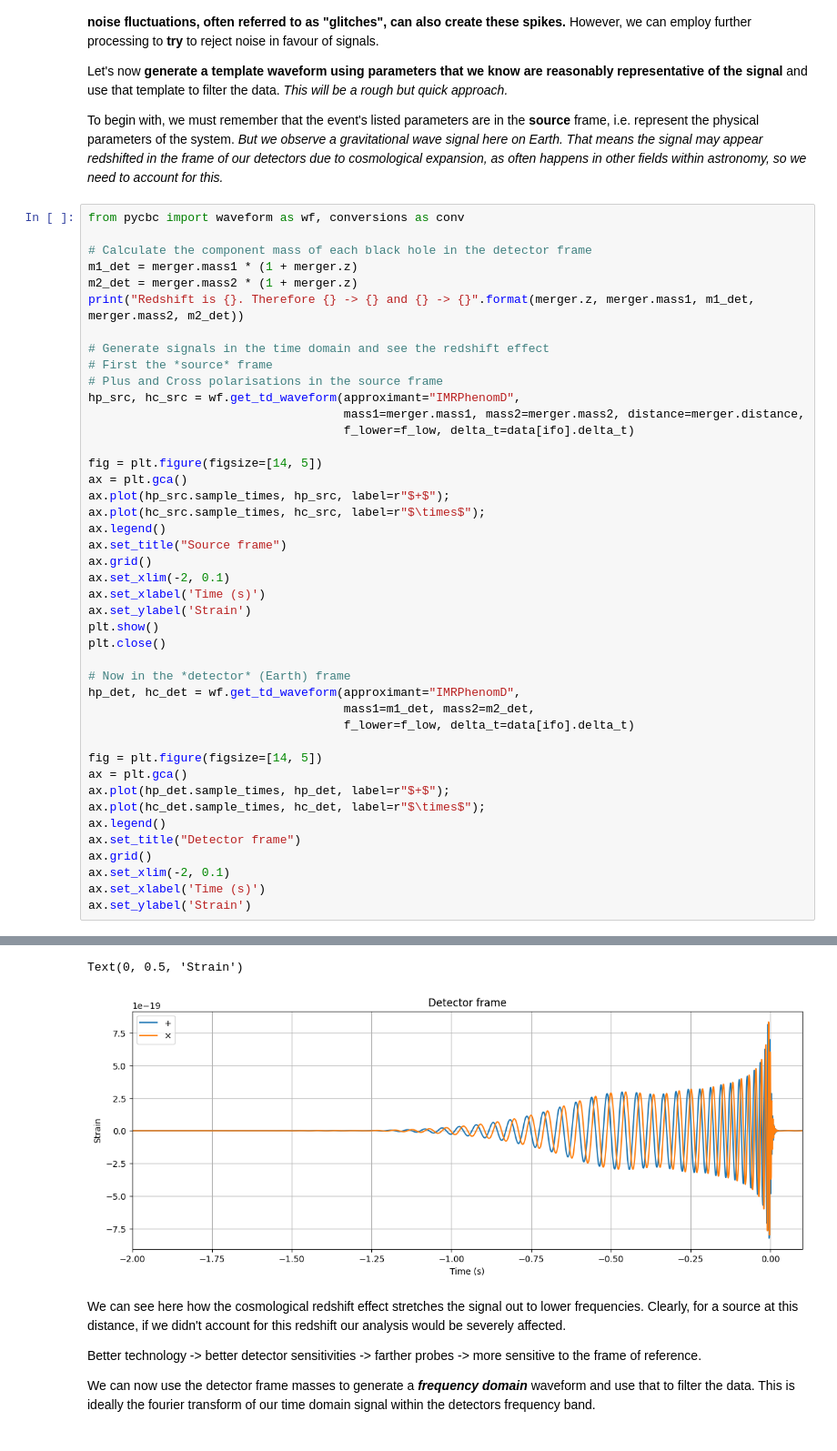
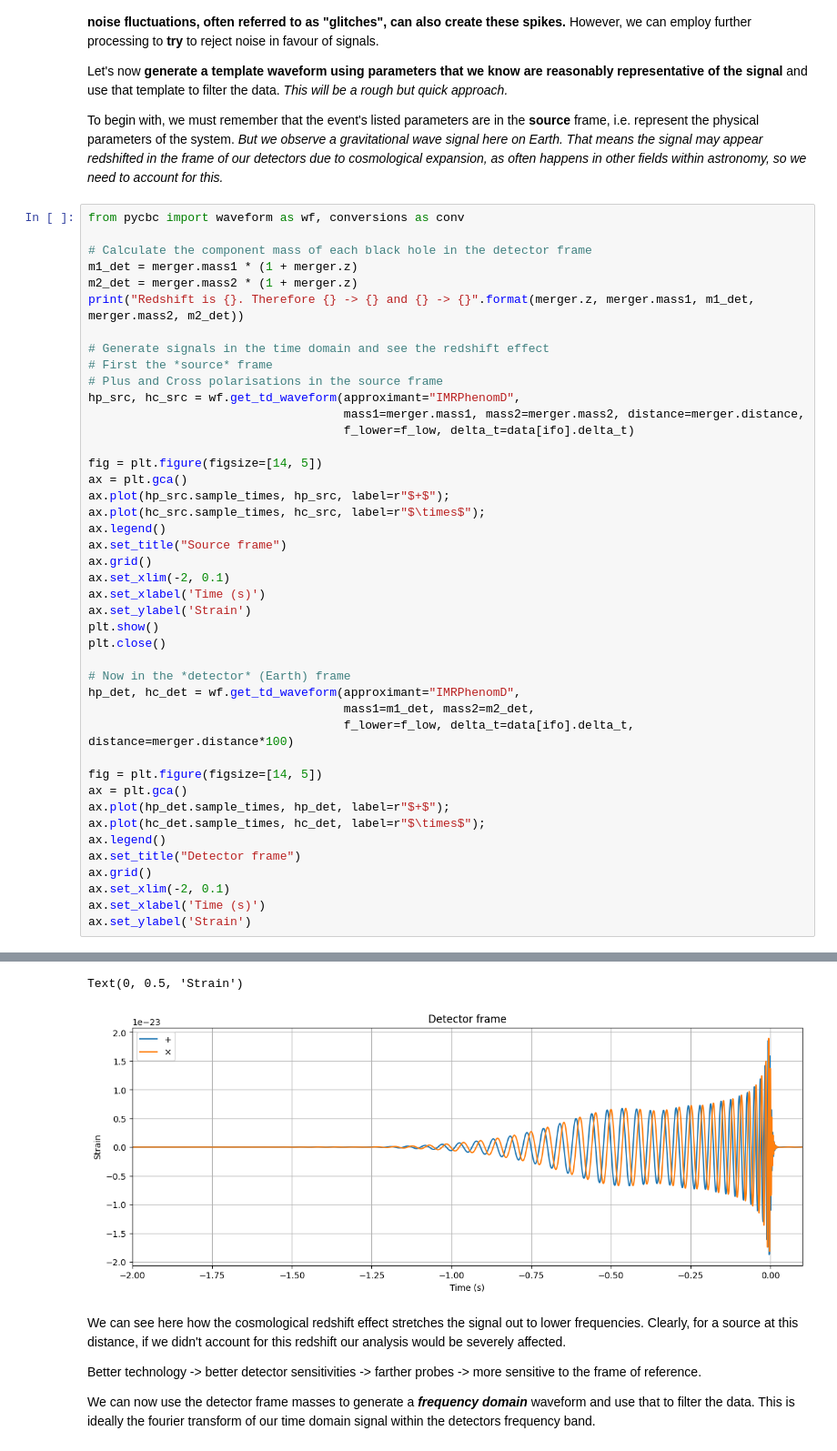
Before and after one commit to Naga203/nikhef, a Jupyter notebook: tutorial_notebooks/1_detection_and_preprocessing.ipynb, the cells around one changed output, grey strips where cells are left out. Shown at 91% size. Drawn from its saved outputs; the diff is of its cells as text.

```diff
--- a/tutorial_notebooks/1_detection_and_preprocessing.ipynb
+++ b/tutorial_notebooks/1_detection_and_preprocessing.ipynb
@@ -343,35 +325,35 @@ fig = plt.figure(figsize=[14, 5])
 ax = plt.gca()
 ax.plot(hp_src.sample_times, hp_src, label=r"$+$");
 ax.plot(hc_src.sample_times, hc_src, label=r"$\times$");
 ax.legend()
 ax.set_title("Source frame")
 ax.grid()
 ax.set_xlim(-2, 0.1)
 ax.set_xlabel('Time (s)')
 ax.set_ylabel('Strain')
 plt.show()
 plt.close()
 
 # Now in the *detector* (Earth) frame
 hp_det, hc_det = wf.get_td_waveform(approximant="IMRPhenomD",
                                     mass1=m1_det, mass2=m2_det,
-                                    f_lower=f_low, delta_t=data[ifo].delta_t)
+                                    f_lower=f_low, delta_t=data[ifo].delta_t, distance=merger.distance*100)
 
 fig = plt.figure(figsize=[14, 5])
 ax = plt.gca()
 ax.plot(hp_det.sample_times, hp_det, label=r"$+$");
 ax.plot(hc_det.sample_times, hc_det, label=r"$\times$");
 ax.legend()
 ax.set_title("Detector frame")
 ax.grid()
 ax.set_xlim(-2, 0.1)
 ax.set_xlabel('Time (s)')
 ax.set_ylabel('Strain')
 # %% [output]
 Redshift is 0.09. Therefore 35.6 -> 38.804 and 30.6 -> 33.354000000000006
 [figure]
 Text(0, 0.5, 'Strain')
-[figure, old version]
+[figure, new version]
 # %% [markdown]
 We can see here how the cosmological redshift effect stretches the signal out to lower frequencies. Clearly, for a source at this distance, if we didn't account for this redshift our analysis would be severely affected.
 
```
Also changed, not shown: parts of 1 cell of this notebook.
